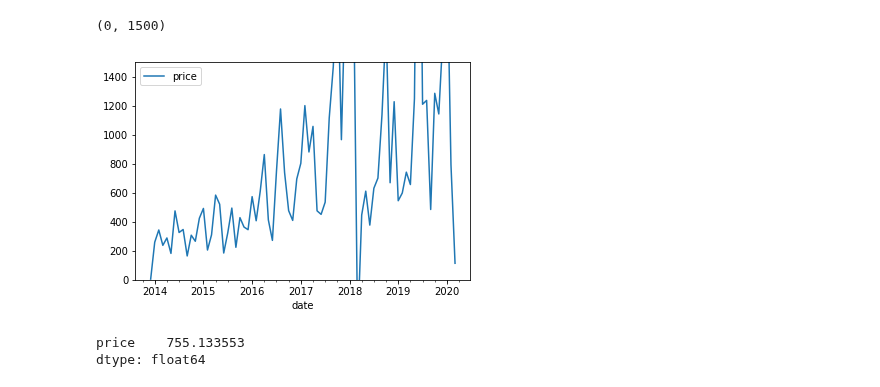
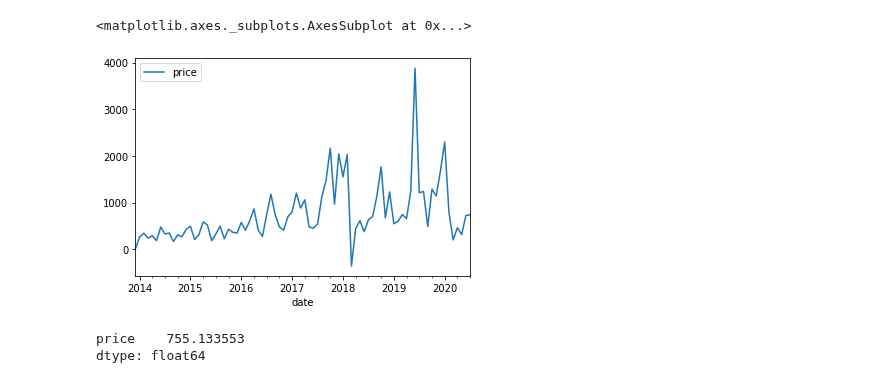
Before and after one commit to geezerbriefs/xpspython, a Jupyter notebook: personal/finance/cc/plot cc histories.ipynb, the cells around one changed output. Cells and saved outputs as stored; diff of their text form; code cells hidden in the pictures.

```diff
--- a/personal/finance/cc/plot cc histories.ipynb
+++ b/personal/finance/cc/plot cc histories.ipynb
@@ -49,10 +49,10 @@ monthly.plot(y='price')
 # %%
 monthly.plot(y='price')
 
-plt.ylim([0, 1500])
+# plt.ylim([0, 1500])
 # %% [output]
-(0, 1500)
+<matplotlib.axes._subplots.AxesSubplot at 0x...>
-[figure, old version]
+[figure, new version]
 # %%
 monthly.mean()
 # %% [output]
```
Also changed, not shown: parts of 1 cell of this notebook, 4 other files.
